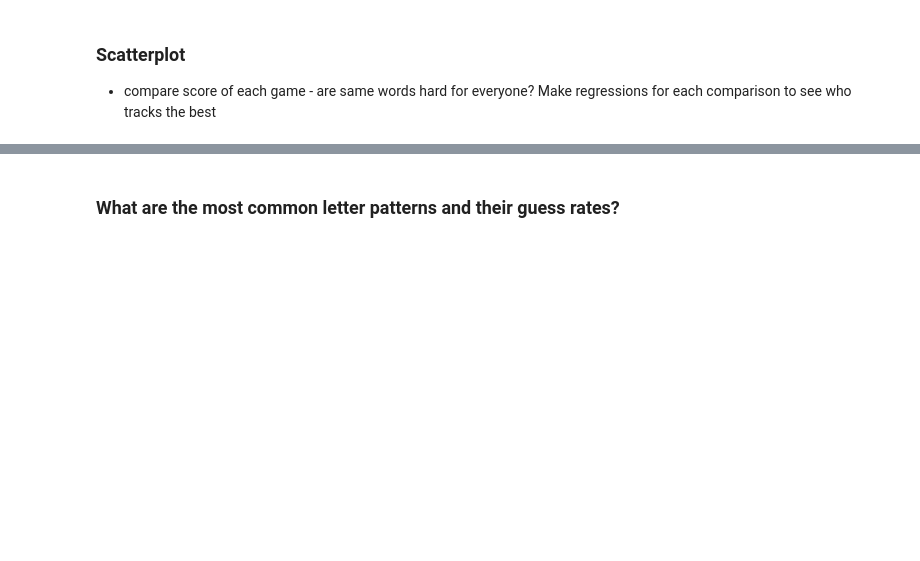
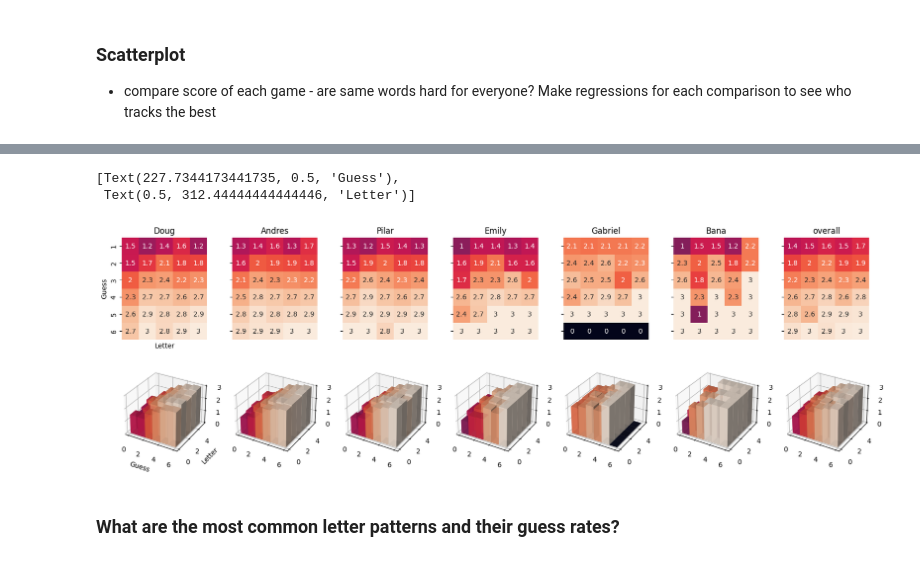
Before and after one commit to craneab/Wordle-Analyzer, a Jupyter notebook: Data Analysis.ipynb, the cells around one changed output, grey strips where cells are left out. Cells and saved outputs as stored; diff of their text form; code cells hidden in the pictures; blank space fills up the shorter version.

Commit message:
Added analysis of letter slots and graphs

```diff
--- a/Data Analysis.ipynb
+++ b/Data Analysis.ipynb
@@ -261,3 +243,58 @@ g = sns.pairplot(df,kind='reg')
+# %%
+# Create dictionary with average scores per letter position
+dt = data.puzz_avg()
+
+# Set up figure
+f, myax = plt.subplots(2, dt.keys().__len__(), sharey=True)
+f.set_figwidth(20)
+f.set_figheight(6)
+
+# Plot heatmap and 3d barplot for each person
+for i,person in enumerate(dt):
+    sns.heatmap(dt[person],
+                ax = myax[0,i],
+                vmin = 0,
+                vmax = 3,
+                cbar = False,
+                cmap = 'rocket',
+                square = True,
+                yticklabels = [1,2,3,4,5,6],
+                xticklabels = [],
+                annot = True)
+    myax[0,i].set(title=person)
+
+
+    y = np.arange(5)
+    x = np.arange(6)
+    _x, _y = np.meshgrid(x, y)
+    X, Y = _x.ravel(), _y.ravel()
+
+    dx = dy = 1
+    dz = dt[person]
+    dz = dz.T.ravel()
+    zpos = np.zeros_like(dz)
+
+    # Remove old axis and add new 3d projection axis in same spot
+    myax[1,i].remove()
+    ax = f.add_subplot(2, dt.keys().__len__(), 8+i, projection='3d')
+
+    # Set colormap to mimic heatmap
+    cmap = plt.get_cmap('rocket')
+    colors = cmap(dz / 3)
+
+    ax.bar3d(X,Y,zpos,dx,dy,dz, color=colors, alpha=0.8)
+
+    # Add labels only to first 3dbar plot
+    if i == 0:
+        ax.set_xlabel('Guess')
+        ax.set_ylabel('Letter')
+
+myax[0,0].set(ylabel = 'Guess',
+              xlabel = 'Letter')
+# %% [output]
+[Text(227.7344173441735, 0.5, 'Guess'),
+ Text(0.5, 312.44444444444446, 'Letter')]
+[figure, added]
 # %% [markdown]
 ### What are the most common letter patterns and their guess rates?
 # %% [markdown]
```
Also changed, not shown: parts of 7 cells of this notebook, 2 other files.
